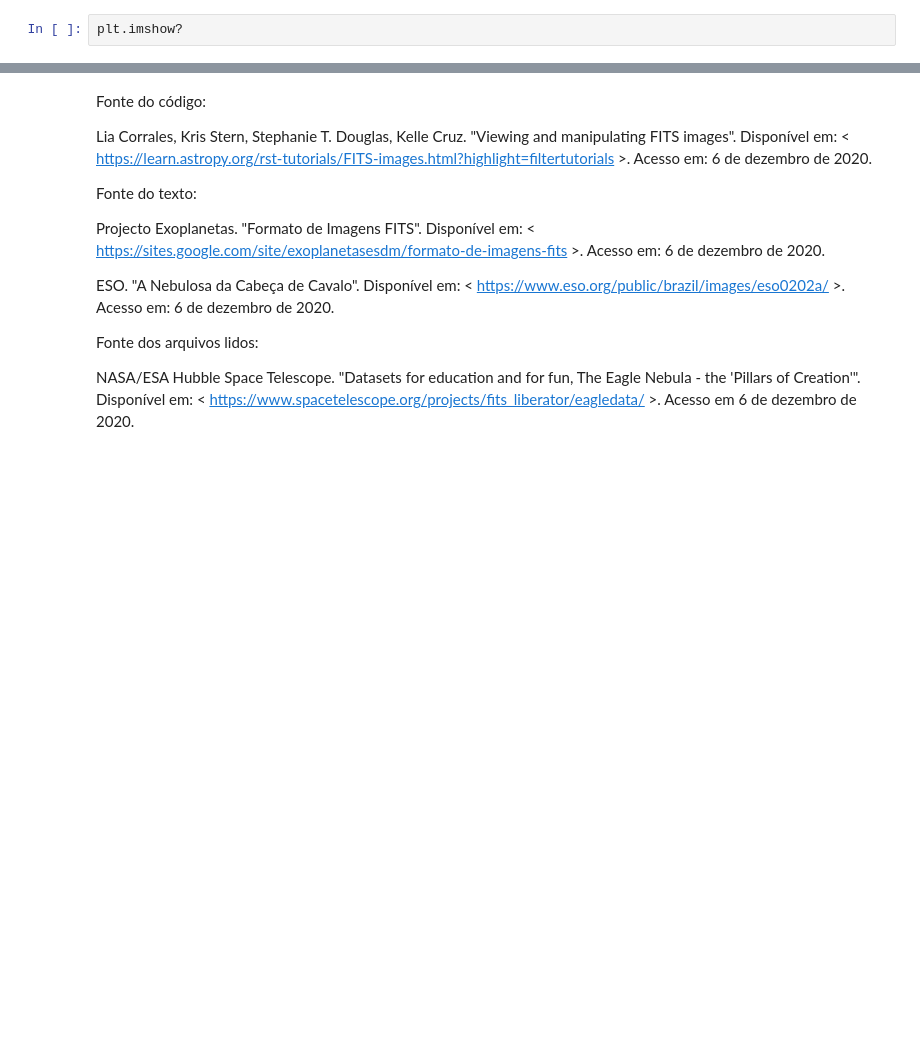
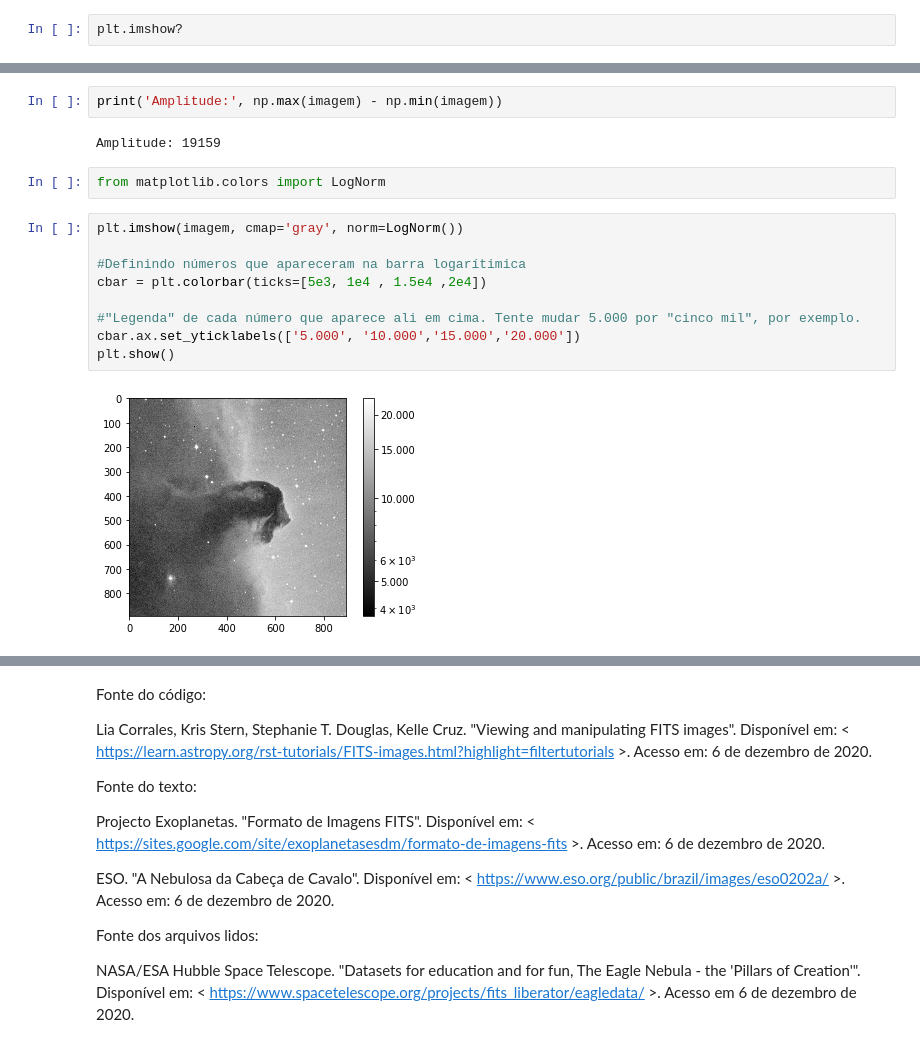
Before and after one commit to DEBTHOMAZ/Astropy-para-brasileiros, a Jupyter notebook: 4 - Imagens .fits.ipynb, the cells around one changed output, grey strips where cells are left out. Drawn from its saved outputs; the diff is of its cells as text; blank space fills up the shorter version.

```diff
--- a/4 - Imagens .fits.ipynb
+++ b/4 - Imagens .fits.ipynb
@@ -108,0 +135,17 @@ plt.imshow?
+# %%
+print('Amplitude:', np.max(imagem) - np.min(imagem))
+# %% [output]
+Amplitude: 19159
+# %%
+from matplotlib.colors import LogNorm
+# %%
+plt.imshow(imagem, cmap='gray', norm=LogNorm())
+
+#Definindo números que apareceram na barra logarítimica
+cbar = plt.colorbar(ticks=[5e3, 1e4 , 1.5e4 ,2e4])
+
+#"Legenda" de cada número que aparece ali em cima. Tente mudar 5.000 por "cinco mil", por exemplo.
+cbar.ax.set_yticklabels(['5.000', '10.000','15.000','20.000'])
+plt.show()
+# %% [output]
+[figure, added]
```
Also changed, not shown: parts of 10 cells of this notebook, 3 other files.
